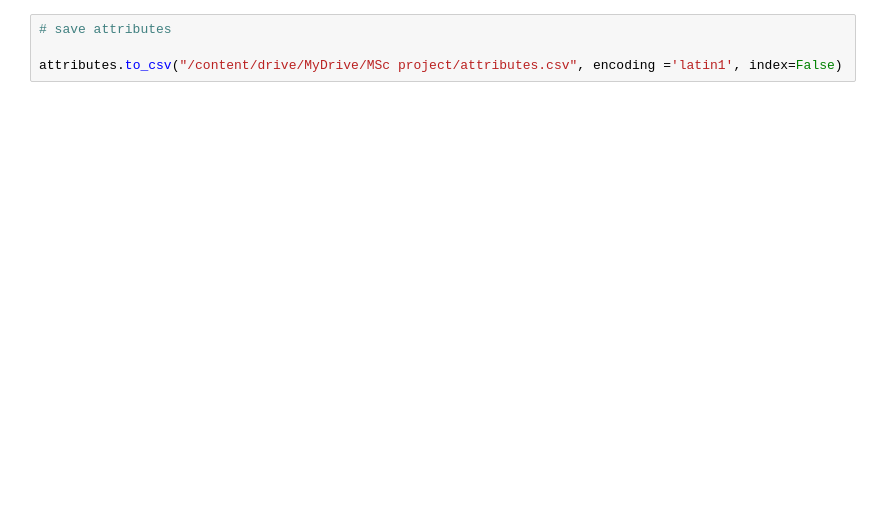
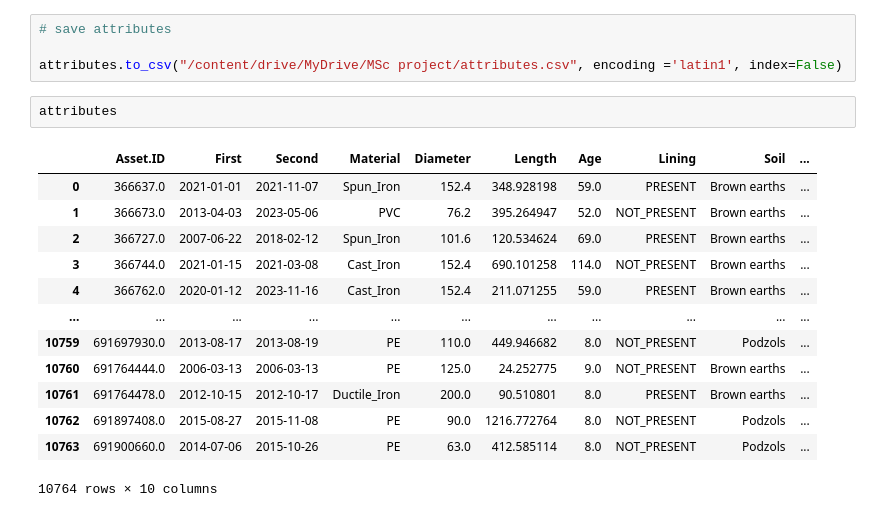
Before and after one commit to UlaStats/MSc-project-pipe-burst-prediction, a Jupyter notebook: MSc_project_data_pre_processing.ipynb, the cells around one changed output. Cells and saved outputs as stored; diff of their text form; blank space fills up the shorter version.

```diff
--- a/MSc_project_data_pre_processing.ipynb
+++ b/MSc_project_data_pre_processing.ipynb
@@ -125,3 +172,19 @@ attributes["Time-to-break"] = time_to_break
 # save attributes
 
 attributes.to_csv("/content/drive/MyDrive/MSc project/attributes.csv", encoding ='latin1', index=False)
+# %%
+attributes
+# %% [output]
+|  | Asset.ID | First | Second | Material | Diameter | Length | Age | Lining | Soil | ... |
+| 0 | 366637.0 | 2021-01-01 | 2021-11-07 | Spun_Iron | 152.4 | 348.928198 | 59.0 | PRESENT | Brown earths | ... |
+| 1 | 366673.0 | 2013-04-03 | 2023-05-06 | PVC | 76.2 | 395.264947 | 52.0 | NOT_PRESENT | Brown earths | ... |
+| 2 | 366727.0 | 2007-06-22 | 2018-02-12 | Spun_Iron | 101.6 | 120.534624 | 69.0 | PRESENT | Brown earths | ... |
+| 3 | 366744.0 | 2021-01-15 | 2021-03-08 | Cast_Iron | 152.4 | 690.101258 | 114.0 | NOT_PRESENT | Brown earths | ... |
+| 4 | 366762.0 | 2020-01-12 | 2023-11-16 | Cast_Iron | 152.4 | 211.071255 | 59.0 | PRESENT | Brown earths | ... |
+| ... | ... | ... | ... | ... | ... | ... | ... | ... | ... | ... |
+| 10759 | 691697930.0 | 2013-08-17 | 2013-08-19 | PE | 110.0 | 449.946682 | 8.0 | NOT_PRESENT | Podzols | ... |
+| 10760 | 691764444.0 | 2006-03-13 | 2006-03-13 | PE | 125.0 | 24.252775 | 9.0 | NOT_PRESENT | Brown earths | ... |
+| 10761 | 691764478.0 | 2012-10-15 | 2012-10-17 | Ductile_Iron | 200.0 | 90.510801 | 8.0 | PRESENT | Brown earths | ... |
+| 10762 | 691897408.0 | 2015-08-27 | 2015-11-08 | PE | 90.0 | 1216.772764 | 8.0 | NOT_PRESENT | Podzols | ... |
+| 10763 | 691900660.0 | 2014-07-06 | 2015-10-26 | PE | 63.0 | 412.585114 | 8.0 | NOT_PRESENT | Podzols | ... |
+10764 rows × 10 columns
```
Also changed, not shown: parts of 10 cells of this notebook.
